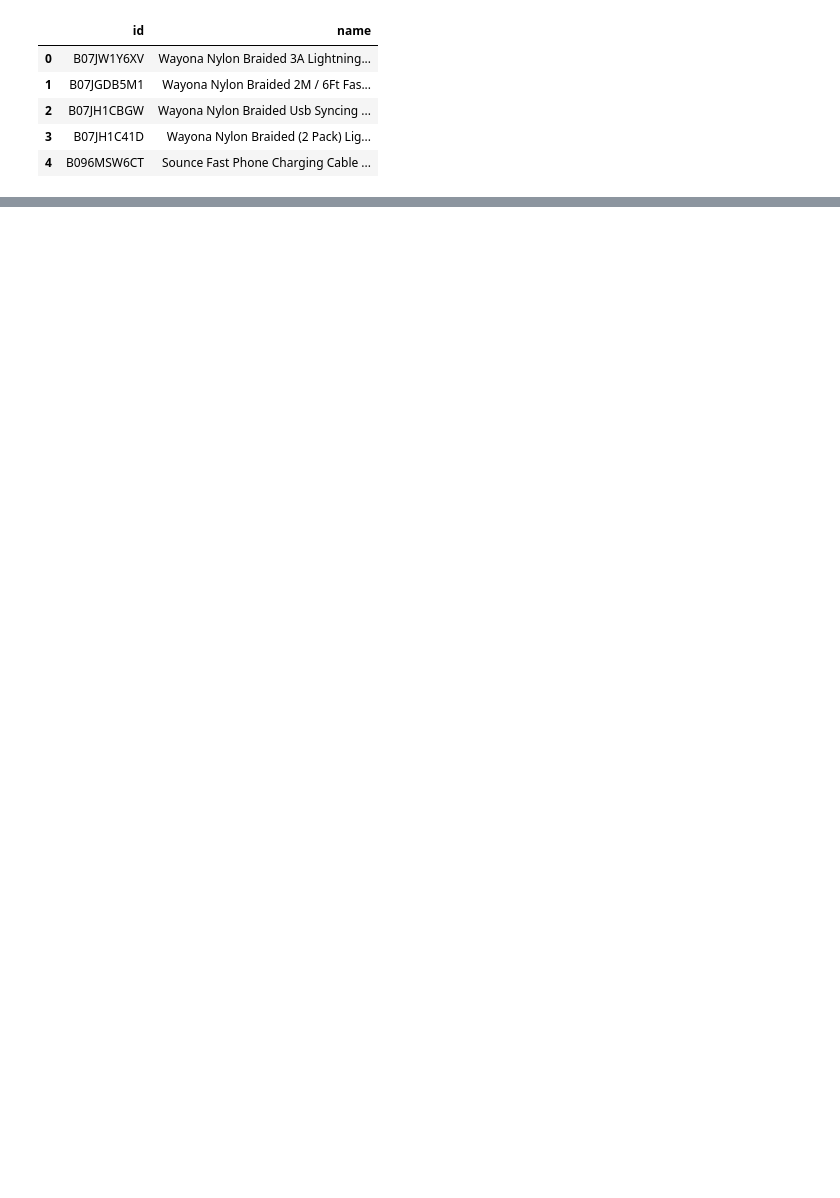
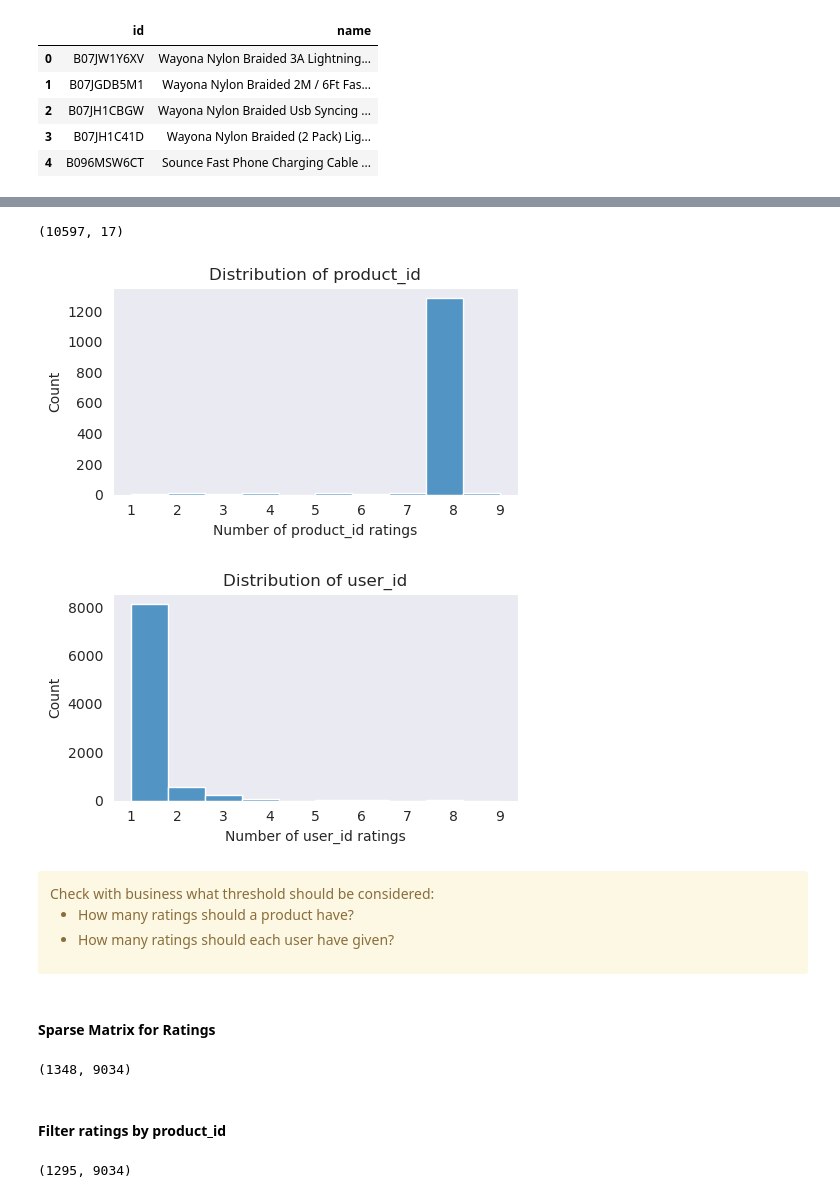
Before and after one commit to ds-edu/capstone3-recsys, a Jupyter notebook: recommender/notebooks/nb_recommender.ipynb, the cells around one changed output, grey strips where cells are left out. Cells and saved outputs as stored; diff of their text form; code cells hidden in the pictures; blank space fills up the shorter version.

```diff
--- a/recommender/notebooks/nb_recommender.ipynb
+++ b/recommender/notebooks/nb_recommender.ipynb
@@ -666,0 +665,8 @@ df_recos.to_csv(f'../data/processed/{reco_file}')
+# %%
+# Create a list of all values for user_name, and user_id.
+
+cols_user = ['user_name', 'user_id']
+
+for col in cols_user:
+    df[col] = df[col].apply(lambda x: x.split(','))
+df.shape
@@ -666,0 +689,35 @@ df_recos.to_csv(f'../data/processed/{reco_file}')
+# %%
+# Apply the padding function to each row
+
+df_exp = df.apply(pad_lists, axis=1)
+# %%
+# Explode both columns
+
+df_exp = df_exp.explode(cols_user)
+df_exp.shape
+# %% [output]
+(10597, 17)
+# %%
+# Check the distribution of ratings to help decide the threshold to keep - What's the min no. of ratings for a product to be recommended to user? 8+ since this is the majority?
+
+cols_of_interest = ['product_id', 'user_id']
+
+for col in cols_of_interest:
+    plt.figure(figsize=(5,3))
+    df_vc = df_exp[col].value_counts(ascending=False).reset_index()
+    sns.histplot(data=df_vc, x='count', bins=10)
+    plt.xlabel(f'Number of {col} ratings')
+    plt.title(f'Distribution of {col}')
+    plt.tight_layout()
+    plt.show()
+# %% [output]
+[figure, added]
+[figure, added]
+# %% [markdown]
+<div class="alert alert-block alert-warning">
+Check with business what threshold should be considered:
+
+- How many ratings should a product have?
+- How many ratings should each user have given?
+
+</div>
@@ -666,0 +730,12 @@ df_recos.to_csv(f'../data/processed/{reco_file}')
+# %% [markdown]
+#### Sparse Matrix for Ratings
+# %%
+# Prepare Matrix using pivot_table
+
+df_pvt = df_exp.pivot_table(index='product_id', columns='user_id', values='rating')
+df_pvt.fillna(0, inplace=True)
+df_pvt.shape
+# %% [output]
+(1348, 9034)
+# %% [markdown]
+#### Filter ratings by product_id
@@ -666,0 +746,8 @@ df_recos.to_csv(f'../data/processed/{reco_file}')
+# %%
+# Get indices of product_id with ratings >= product threshold
+
+idx_above_th_prod = gby_prod_ratings.loc[gby_prod_ratings >= n_threshold_prod].index
+df_pvt_reduced = df_pvt.loc[idx_above_th_prod, :]
+df_pvt_reduced.shape
+# %% [output]
+(1295, 9034)
```
Also changed, not shown: parts of 50 cells of this notebook.
